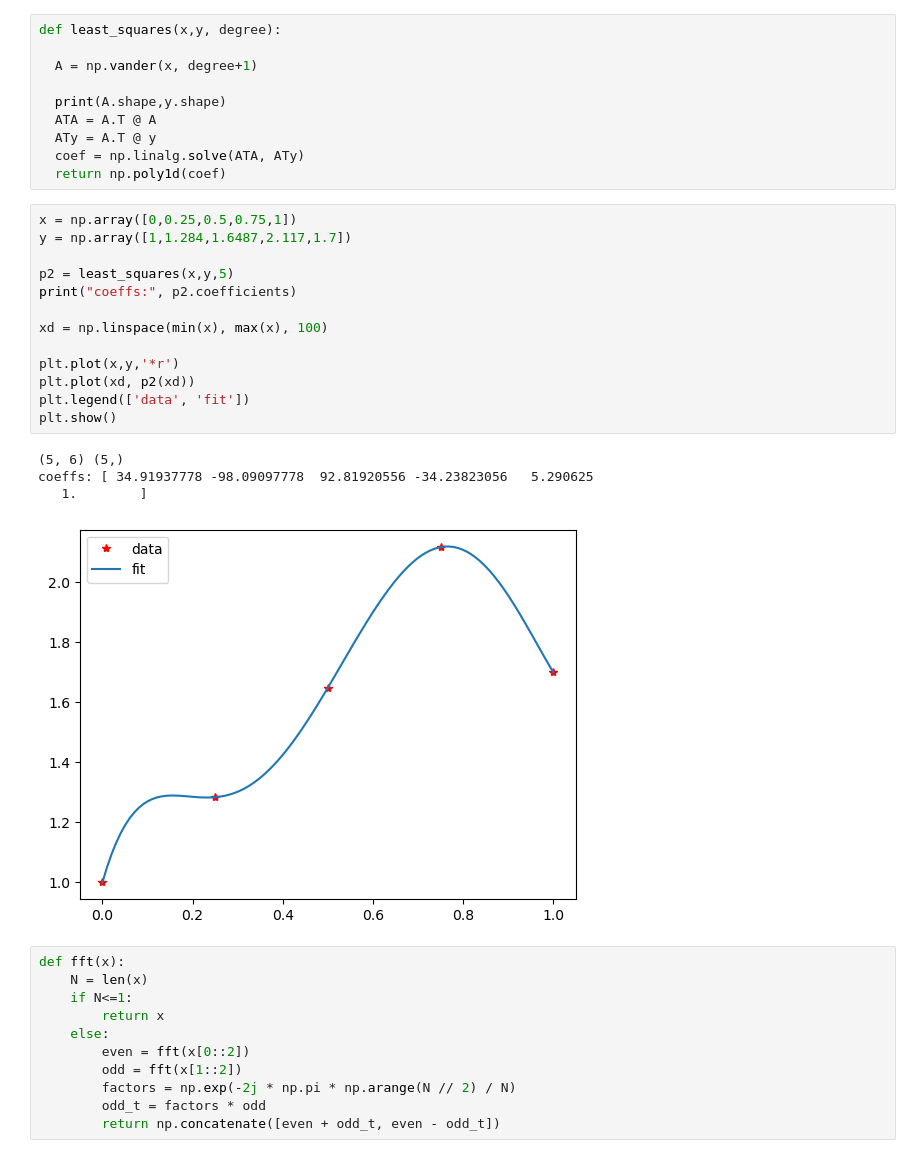
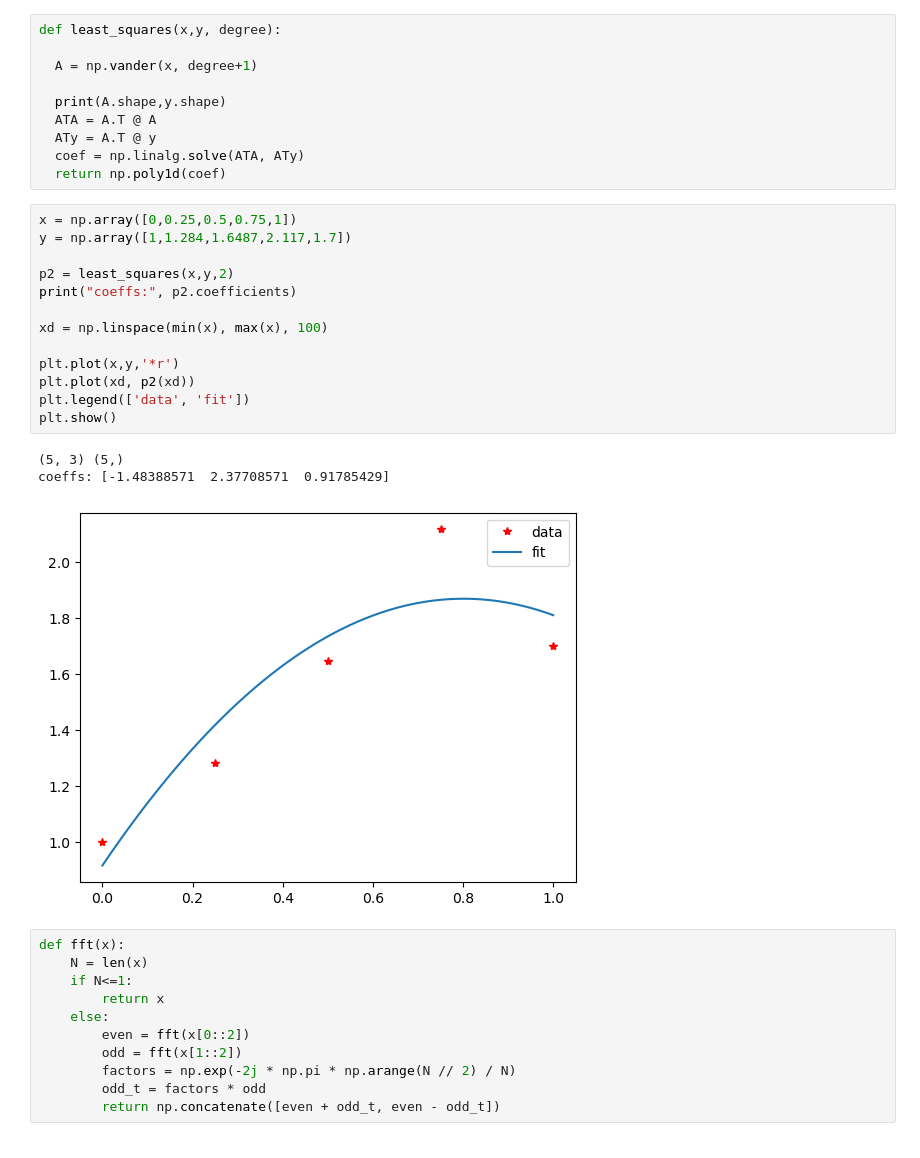
Before and after one commit to guyhed/burden_numerical_analysis, a Jupyter notebook: ch08/ch08.ipynb, the cells around one changed output. Drawn from its saved outputs; the diff is of its cells as text.

```diff
--- a/ch08/ch08.ipynb
+++ b/ch08/ch08.ipynb
@@ -14,21 +14,20 @@ def least_squares(x,y, degree):
 # %%
 x = np.array([0,0.25,0.5,0.75,1])
 y = np.array([1,1.284,1.6487,2.117,1.7])
 
-p2 = least_squares(x,y,5)
+p2 = least_squares(x,y,2)
 print("coeffs:", p2.coefficients)
 
 xd = np.linspace(min(x), max(x), 100)
 
 plt.plot(x,y,'*r')
 plt.plot(xd, p2(xd))
 plt.legend(['data', 'fit'])
 plt.show()
 # %% [output]
-(5, 6) (5,)
-coeffs: [ 34.91937778 -98.09097778  92.81920556 -34.23823056   5.290625
-   1.        ]
+(5, 3) (5,)
+coeffs: [-1.48388571  2.37708571  0.91785429]
-[figure, old version]
+[figure, new version]
 # %%
 def fft(x):
     N = len(x)
```
Also changed, not shown: 2 other files.
